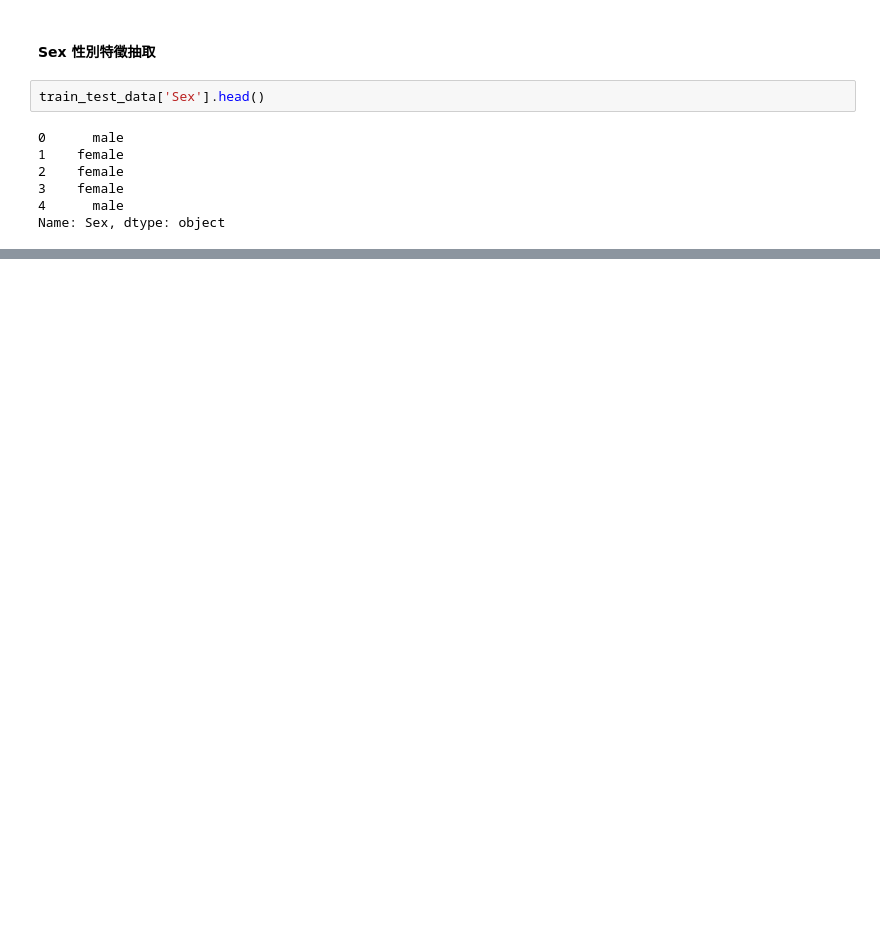
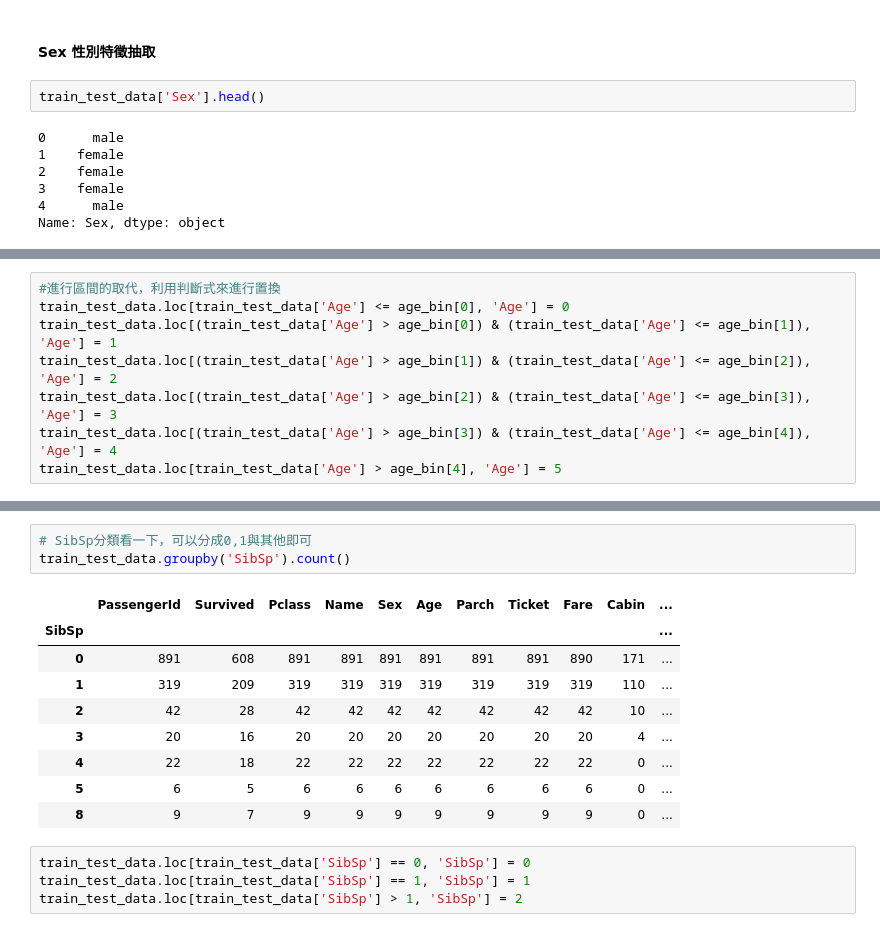
Before and after one commit to erikson0611/Titanic, a Jupyter notebook: titanic.ipynb, the cells around one changed output, grey strips where cells are left out. Saved outputs shown, nothing was run; the diff lists cells and outputs as text; blank space fills up the shorter version.

```diff
--- a/titanic.ipynb
+++ b/titanic.ipynb
@@ -398,0 +480,8 @@ TypeError: string indices must be integers
+# %%
+#進行區間的取代，利用判斷式來進行置換
+train_test_data.loc[train_test_data['Age'] <= age_bin[0], 'Age'] = 0
+train_test_data.loc[(train_test_data['Age'] > age_bin[0]) & (train_test_data['Age'] <= age_bin[1]), 'Age'] = 1
+train_test_data.loc[(train_test_data['Age'] > age_bin[1]) & (train_test_data['Age'] <= age_bin[2]), 'Age'] = 2
+train_test_data.loc[(train_test_data['Age'] > age_bin[2]) & (train_test_data['Age'] <= age_bin[3]), 'Age'] = 3
+train_test_data.loc[(train_test_data['Age'] > age_bin[3]) & (train_test_data['Age'] <= age_bin[4]), 'Age'] = 4
+train_test_data.loc[train_test_data['Age'] > age_bin[4], 'Age'] = 5
@@ -398,0 +562,17 @@ TypeError: string indices must be integers
+# %%
+# SibSp分類看一下，可以分成0,1與其他即可
+train_test_data.groupby('SibSp').count()
+# %% [output]
+|  | PassengerId | Survived | Pclass | Name | Sex | Age | Parch | Ticket | Fare | Cabin | ... |
+| SibSp |  |  |  |  |  |  |  |  |  |  | ... |
+| 0 | 891 | 608 | 891 | 891 | 891 | 891 | 891 | 891 | 890 | 171 | ... |
+| 1 | 319 | 209 | 319 | 319 | 319 | 319 | 319 | 319 | 319 | 110 | ... |
+| 2 | 42 | 28 | 42 | 42 | 42 | 42 | 42 | 42 | 42 | 10 | ... |
+| 3 | 20 | 16 | 20 | 20 | 20 | 20 | 20 | 20 | 20 | 4 | ... |
+| 4 | 22 | 18 | 22 | 22 | 22 | 22 | 22 | 22 | 22 | 0 | ... |
+| 5 | 6 | 5 | 6 | 6 | 6 | 6 | 6 | 6 | 6 | 0 | ... |
+| 8 | 9 | 7 | 9 | 9 | 9 | 9 | 9 | 9 | 9 | 0 | ... |
+# %%
+train_test_data.loc[train_test_data['SibSp'] == 0, 'SibSp'] = 0
+train_test_data.loc[train_test_data['SibSp'] == 1, 'SibSp'] = 1
+train_test_data.loc[train_test_data['SibSp'] > 1, 'SibSp'] = 2
```
Also changed, not shown: parts of 30 cells of this notebook.
